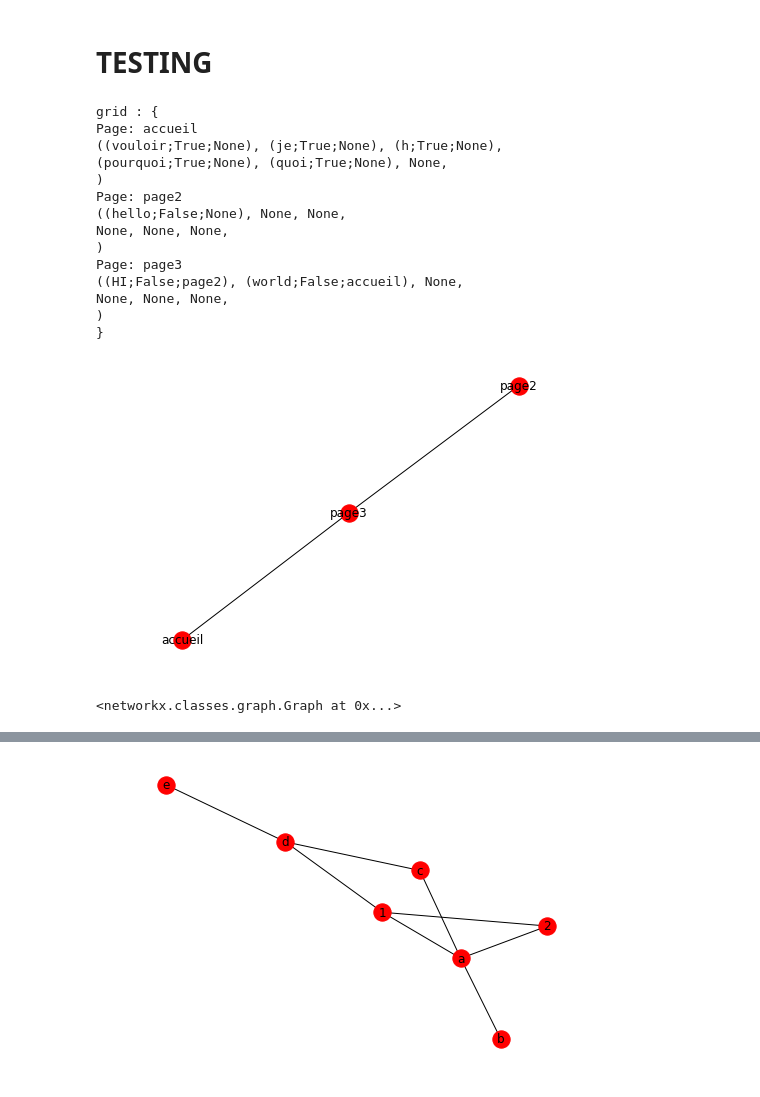
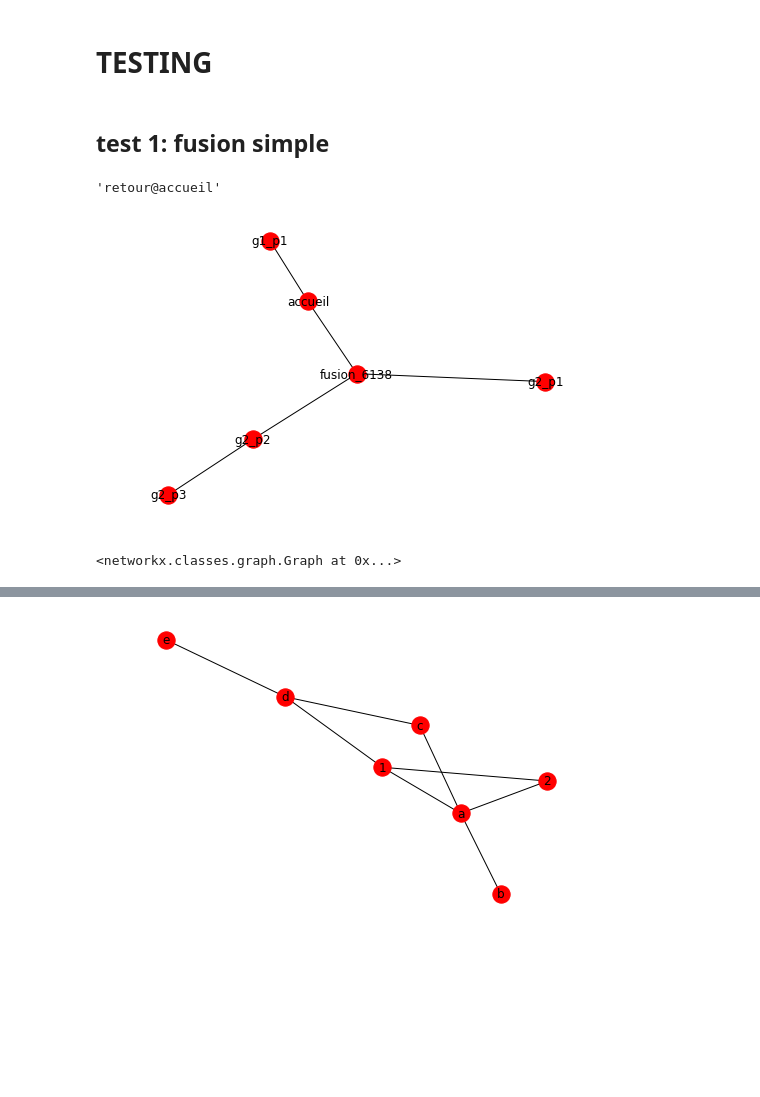
Before and after one commit to CarlosVargasF/grid_generation, a Jupyter notebook: gen_init.ipynb, the cells around one changed output, grey strips where cells are left out. Cells and saved outputs as stored; diff of their text form; code cells hidden in the pictures; blank space fills up the shorter version.

Commit message:
fusion v1.0

```diff
--- a/gen_init.ipynb
+++ b/gen_init.ipynb
@@ -28,6 +30,14 @@ class Slot():
 
         return self.__page_destination
 
+    def set_word(self, word):
+
+        self.__word = word
+
+    def set_page_destination(self, page):
+
+        self.__page_destination = page
+
     def __str__(self):
 
         dest = self.__page_destination
@@ -273,31 +444,36 @@ class Grid():
   #   return g
 # %% [markdown]
 # TESTING
-# %%
-c_v = [["je", 0, 1], ["vouloir", 0, 0], ["quoi", 1, 1], ["pourquoi", 1, 0], ["h", 0, 2]]
-g = Grid(2,3, c_v)
-np2 = g.add_new_page('page2')
-np2.add_word('hello')
-# print(g)
-np3 = g.add_new_page('page3')
-np3.add_word('HI', False, np2)
-np3.add_word('world', False, g.get_page('accueil'))
-print(g)
-g.to_graph()
-# %% [output]
-grid : {
-Page: accueil
-((vouloir;True;None), (je;True;None), (h;True;None),
-(pourquoi;True;None), (quoi;True;None), None,
-)
-Page: page2
-((hello;False;None), None, None,
-None, None, None,
-)
-Page: page3
-((HI;False;page2), (world;False;accueil), None,
-None, None, None,
-)
-}
-[figure, removed]
-<networkx.classes.graph.Graph at 0x...>
+# %% [markdown]
+## test 1: fusion simple
+# %%
+c_v = [["je", 0, 1], ["vouloir", 0, 0], ["quoi", 1, 1], ["pourquoi", 1, 0], ["h", 0, 2]]
+g1 = Grid(3,3, c_v)
+np1 = g1.add_new_page('g1_p1')
+# np2 = g1.add_new_page('g1_p2')
+g1.add_word_in_root('to_g1_p1', dest=np1)
+# np.add_word('HI', False, np2)
+np1.add_word('retour@accueil', False, g1.get_page('accueil'))
+
+g2 = Grid(3,3, [])
+
+np2 = g2.add_new_page('g2_p1')
+np3 = g2.add_new_page('g2_p2')
+np4 = g2.add_new_page('g2_p3')
+g2.add_word_in_root('to_g2_p1', dest=np2)
+g2.add_word_in_root('to_g2_p2', dest=np3)
+np3.add_word('hello', dest=np4)
+np2.add_word('retour@accueil', False, g2.get_page('accueil'))
+np3.add_word('retour@accueil', False, g2.get_page('accueil'))
+# print(g1)
+# print(g2)
+# g1.to_graph()
+# g2.to_graph()
+# %% [output]
+'retour@accueil'
+# %%
+g3=g1.fusion_with(g2)
+g3.to_graph()
+# %% [output]
+[figure, added]
+<networkx.classes.graph.Graph at 0x...>
```
Also changed, not shown: parts of 22 cells of this notebook.
